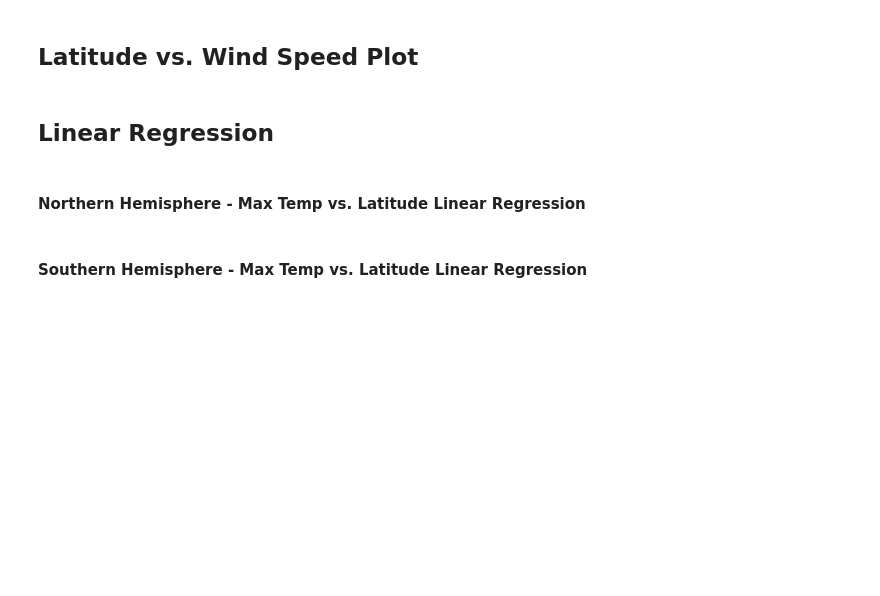
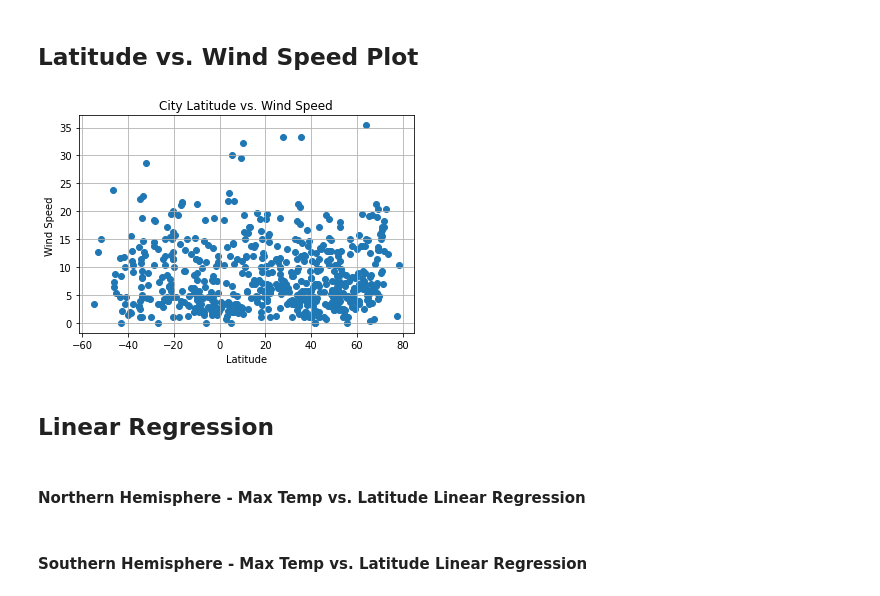
Before and after one commit to Ramyals-web/Python-API-Challenges, a Jupyter notebook: starter_code/WeatherPy.ipynb, the cells around one changed output. Saved outputs shown, nothing was run; the diff lists cells and outputs as text; code cells hidden in the pictures; blank space fills up the shorter version.

```diff
--- a/starter_code/WeatherPy.ipynb
+++ b/starter_code/WeatherPy.ipynb
@@ -169,5 +222,16 @@ Skip this step if there are no cities that have humidity > 100%.
 # %% [markdown]
 ## Latitude vs. Wind Speed Plot
+# %%
+plt.scatter(city_data_df["Lat"], city_data_df["Wind Speed"], marker = "o")
+plt.grid()
+plt.xlabel("Latitude")
+plt.ylabel("Wind Speed ")
+plt.title(f"Latitude vs. Wind Speed")
+
+plt.savefig("../Output/Lat_vs_windspeed")
+plt.show()
+# %% [output]
+[figure, added]
 # %% [markdown]
 ## Linear Regression
 # %% [markdown]
```
Also changed, not shown: parts of 7 cells of this notebook.
